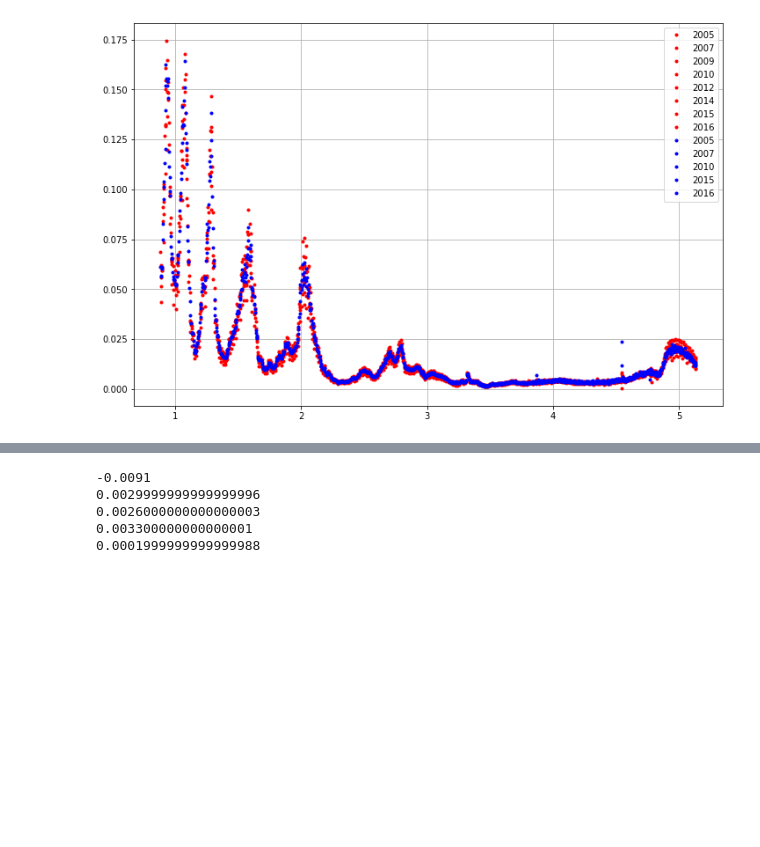
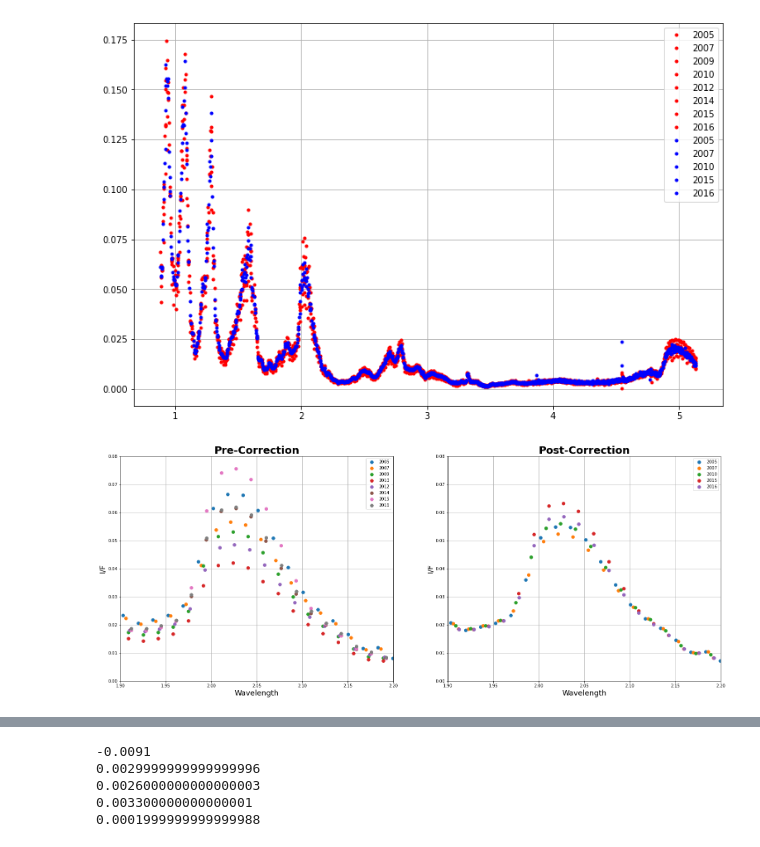
Before and after one commit to lucaslibshutz/spectralResearch, a Jupyter notebook: results_1.ipynb, the cells around one changed output, grey strips where cells are left out. Cells and saved outputs as stored; diff of their text form; code cells hidden in the pictures; blank space fills up the shorter version.

Commit message:
part figure additions

```diff
--- a/results_1.ipynb
+++ b/results_1.ipynb
@@ -303,25 +298,27 @@ plt.show()
 # %% [output]
 [figure]
 # %%
-%matplotlib qt
-fig,axs = plt.subplots(1,2,figsize=(26,10))
+%matplotlib inline
+fig,axs = plt.subplots(1,2,figsize=(26,10),facecolor='white')
 for i in range(len(orig_avgs)):
     axs[0].plot(vims_wave+orig_shifts[i],orig_avgs[i],'.',label=orig_years[i],markersize=15)
 axs[0].set_title('Pre-Correction',fontsize=25,fontweight='bold')
 axs[0].set_xlabel('Wavelength',fontsize=18)
 axs[0].set_ylabel('I/F',fontsize=18)
 axs[0].grid()
 axs[0].legend()
 axs[0].set_xlim([1.9,2.2])
 axs[0].set_ylim([0,0.08])
 
 for i in range(len(avg_spectra)):
     axs[1].plot(vims_wave+wave_shifts[i,1],avg_spectra[i],'.',label=year_list[i],markersize=15)
 axs[1].set_title('Post-Correction',fontsize=25,fontweight='bold')
 axs[1].set_xlabel('Wavelength',fontsize=18)
 axs[1].set_ylabel('I/F',fontsize=18)
 axs[1].grid()
 axs[1].legend()
 axs[1].set_xlim([1.9,2.2])
 axs[1].set_ylim([0,0.08])
 plt.show()
+# %% [output]
+[figure, added]
```
Also changed, not shown: parts of 4 cells of this notebook, 1 other file.
